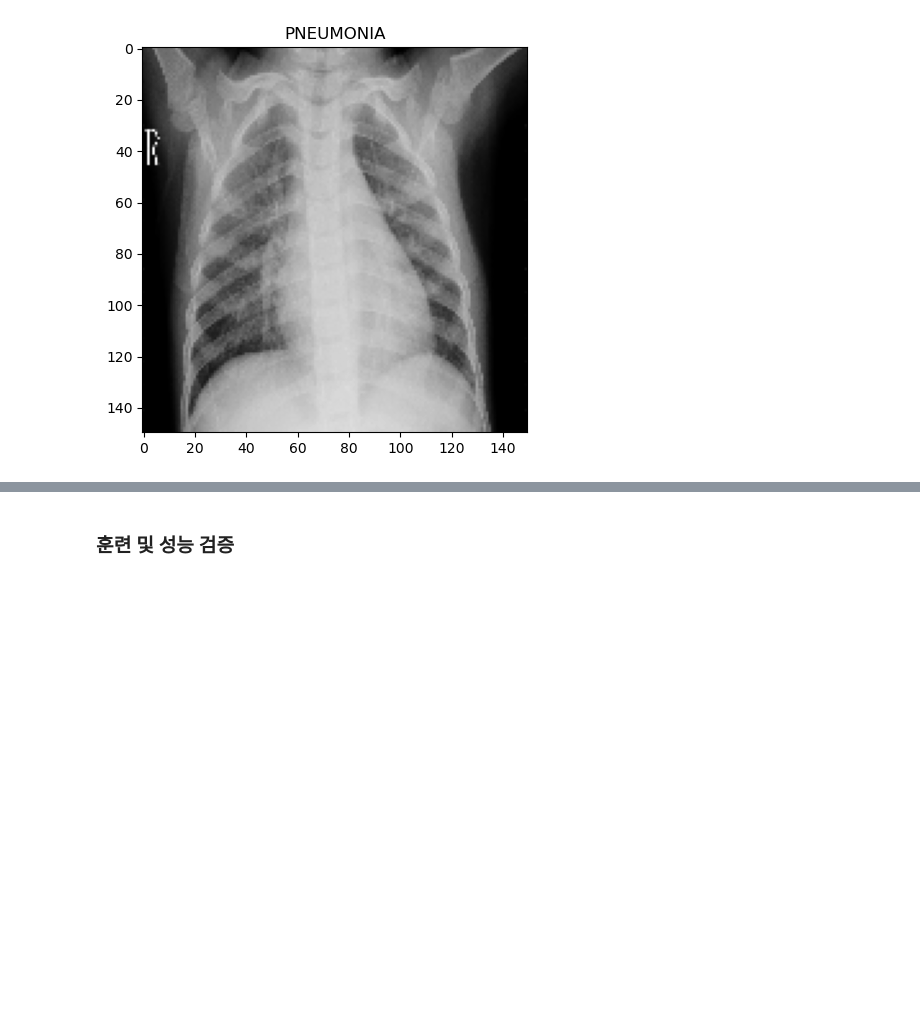
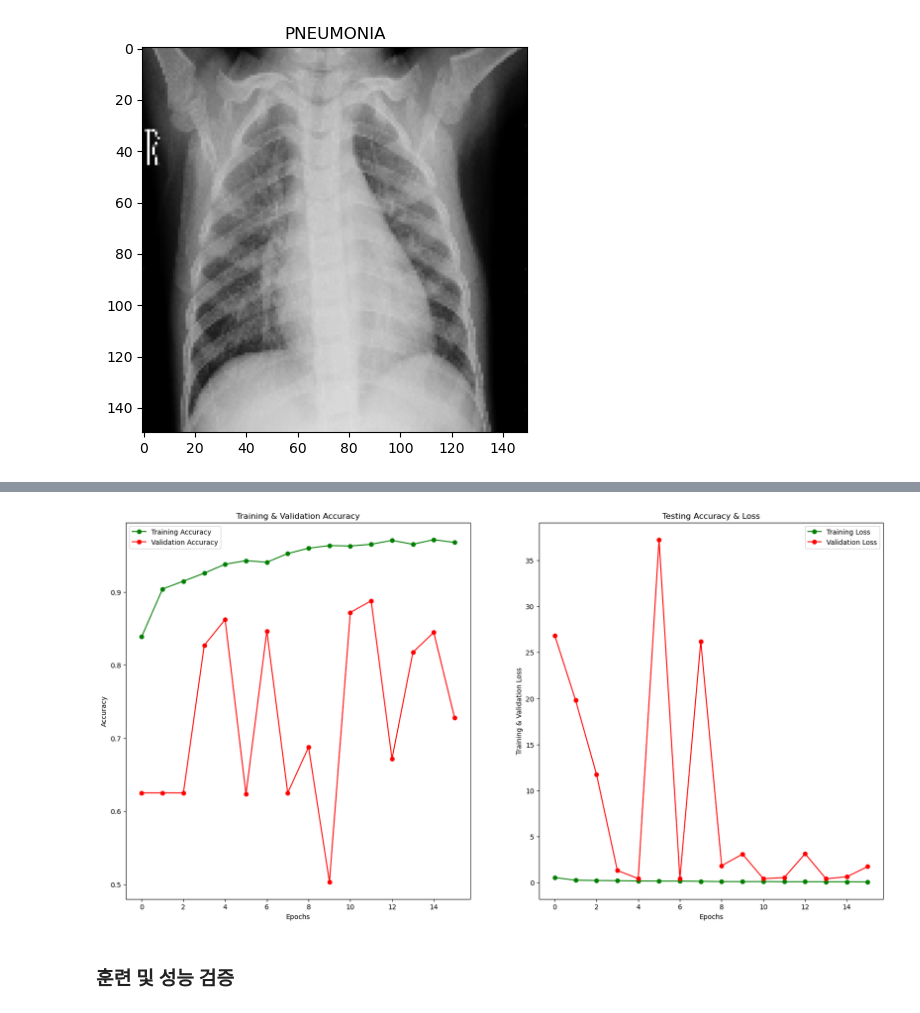
Before and after one commit to justin-kim3000/DL_Kaggle, a Jupyter notebook: Kaggle/DL/chest_baseline_kara.ipynb, the cells around one changed output, grey strips where cells are left out. Cells and saved outputs as stored; diff of their text form; code cells hidden in the pictures; blank space fills up the shorter version.

```diff
--- a/Kaggle/DL/chest_baseline_kara.ipynb
+++ b/Kaggle/DL/chest_baseline_kara.ipynb
@@ -114,0 +106,6 @@ for feature, label in train:
+# %%
+# Normalize the data
+
+x_train = np.array(x_train) / 255
+x_val = np.array(x_val) / 255
+x_test = np.array(x_test) / 255
@@ -114,0 +205,16 @@ for feature, label in train:
+# %%
+# 'val_accuracy' 모니터링
+# 3 epochs 동안 성능이 개선되지 않으면(patience 값 3이므로)
+# 학습률을 0.2(factor 값)배 감소시킴
+# min_lr 학습률이 더 이상 감소하지 않을 때의 최소 학습률
+# verbose 값 1 -> 감소된 학습률 정보가 출력
+learning_rate_reduction = ReduceLROnPlateau(monitor='val_accuracy',
+                                            patience = 3,
+                                            factor=0.2,
+                                            min_lr=1e-5,
+                                            verbose=1)
+# %%
+history = model.fit(img_data_gen.flow(x_train,y_train, batch_size = 32),
+                    epochs = 16,
+                    validation_data = img_data_gen.flow(x_val, y_val),
+                    callbacks = [learning_rate_reduction])
@@ -115,3 +247,28 @@ for feature, label in train:
+# %%
+epochs = [i for i in range(16)]
+fig , ax = plt.subplots(1,2)
+train_acc = history.history['accuracy']
+train_loss = history.history['loss']
+val_acc = history.history['val_accuracy']
+val_loss = history.history['val_loss']
+fig.set_size_inches(20,10)
+
+ax[0].plot(epochs , train_acc , 'go-' , label = 'Training Accuracy')
+ax[0].plot(epochs , val_acc , 'ro-' , label = 'Validation Accuracy')
+ax[0].set_title('Training & Validation Accuracy')
+ax[0].legend()
+ax[0].set_xlabel("Epochs")
+ax[0].set_ylabel("Accuracy")
+
+ax[1].plot(epochs , train_loss , 'g-o' , label = 'Training Loss')
+ax[1].plot(epochs , val_loss , 'r-o' , label = 'Validation Loss')
+ax[1].set_title('Testing Accuracy & Loss')
+ax[1].legend()
+ax[1].set_xlabel("Epochs")
+ax[1].set_ylabel("Training & Validation Loss")
+plt.show()
+# %% [output]
+[figure, added]
 # %%
 from sklearn.metrics import accuracy_score # 정확도 계산 함수
 from sklearn.metrics import recall_score   # 재현율 계산 함수
```
Also changed, not shown: parts of 12 cells of this notebook.
